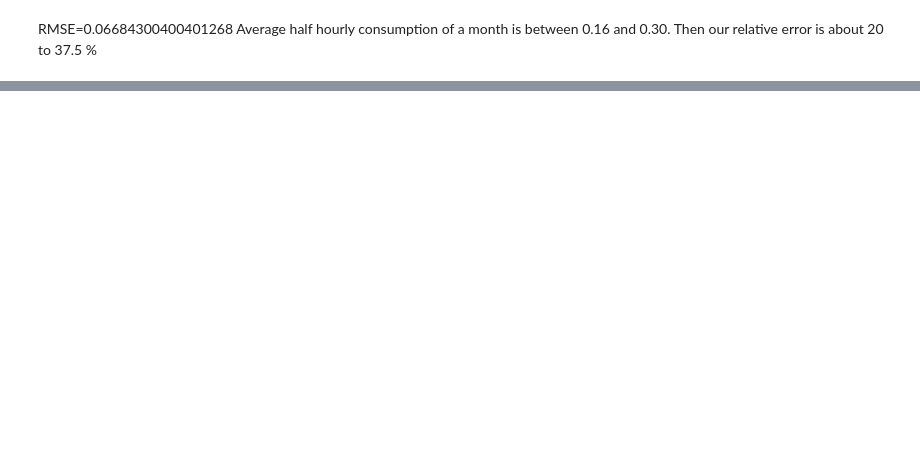
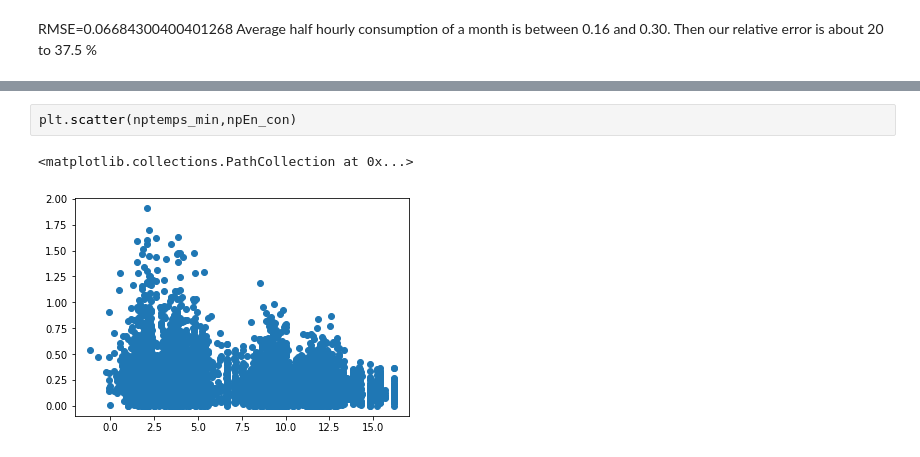
Before and after one commit to Dubspergensoep/Project_ML_En_Consump, a Jupyter notebook: Simple_Models.ipynb, the cells around one changed output, grey strips where cells are left out. Drawn from its saved outputs; the diff is of its cells as text; blank space fills up the shorter version.

```diff
--- a/Simple_Models.ipynb
+++ b/Simple_Models.ipynb
@@ -183,0 +380,5 @@ Average half hourly consumption of a month is between 0.16 and 0.30. Then our re
+# %%
+plt.scatter(nptemps_min,npEn_con)
+# %% [output]
+<matplotlib.collections.PathCollection at 0x...>
+[figure, added]
```
Also changed, not shown: parts of 55 cells of this notebook.
